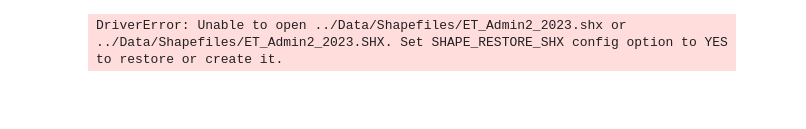
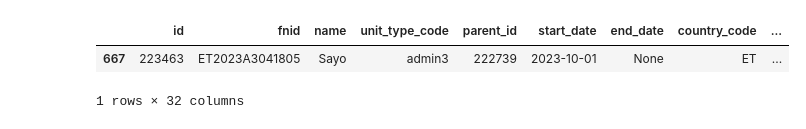
Before and after one commit to alexanderquispe/Ethiopia_Raster_Outcomes, a Jupyter notebook: notebooks/0_shapefiles.ipynb, the cells around one changed output. Saved outputs shown, nothing was run; the diff lists cells and outputs as text; code cells hidden in the pictures; blank space fills up the shorter version.

Commit message:
population

```diff
--- a/notebooks/0_shapefiles.ipynb
+++ b/notebooks/0_shapefiles.ipynb
@@ -3,5 +0,0 @@ import geopandas as gpd
-# %%
-dist = "../Data/Shapefiles/ET_Admin2_2023.shp"
-gpd.read_file(dist, SHAPE_RESTORE_SHX = 'YES')
-# %% [output]
-DriverError: Unable to open ../Data/Shapefiles/ET_Admin2_2023.shx or ../Data/Shapefiles/ET_Admin2_2023.SHX. Set SHAPE_RESTORE_SHX config option to YES to restore or create it.
@@ -7,0 +13,11 @@ DriverError: Unable to open ../Data/Shapefiles/ET_Admin2_2023.shx or ../Data/Sha
+# %%
+dist = "../Data/gjson/adm_3.geojson"
+tiff = "../Data/Raster/Population/eth_ppp_2020_constrained.tif"
+# %%
+dist_gdf = gpd.read_file(dist)
+sample = dist_gdf.sample(1)
+sample
+# %% [output]
+|  | id | fnid | name | unit_type_code | parent_id | start_date | end_date | country_code | ... |
+| 667 | 223463 | ET2023A3041805 | Sayo | admin3 | 222739 | 2023-10-01 | None | ET | ... |
+1 rows × 32 columns
```
Also changed, not shown: parts of 8 cells of this notebook, 1 other file.
